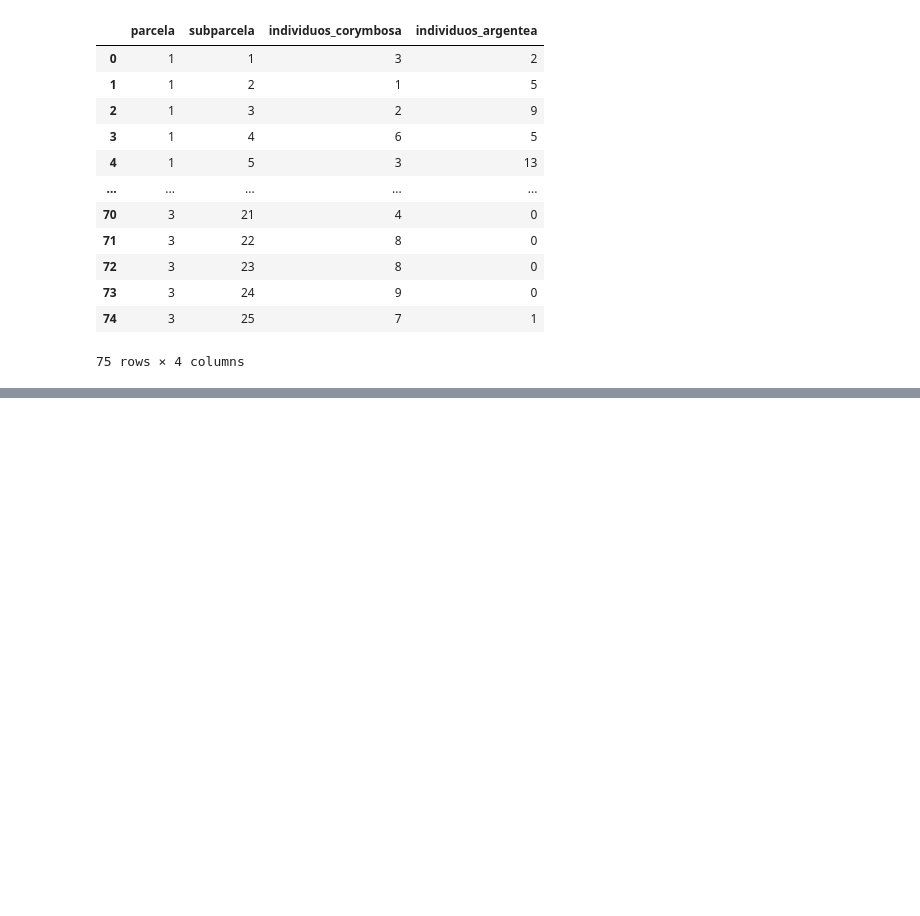
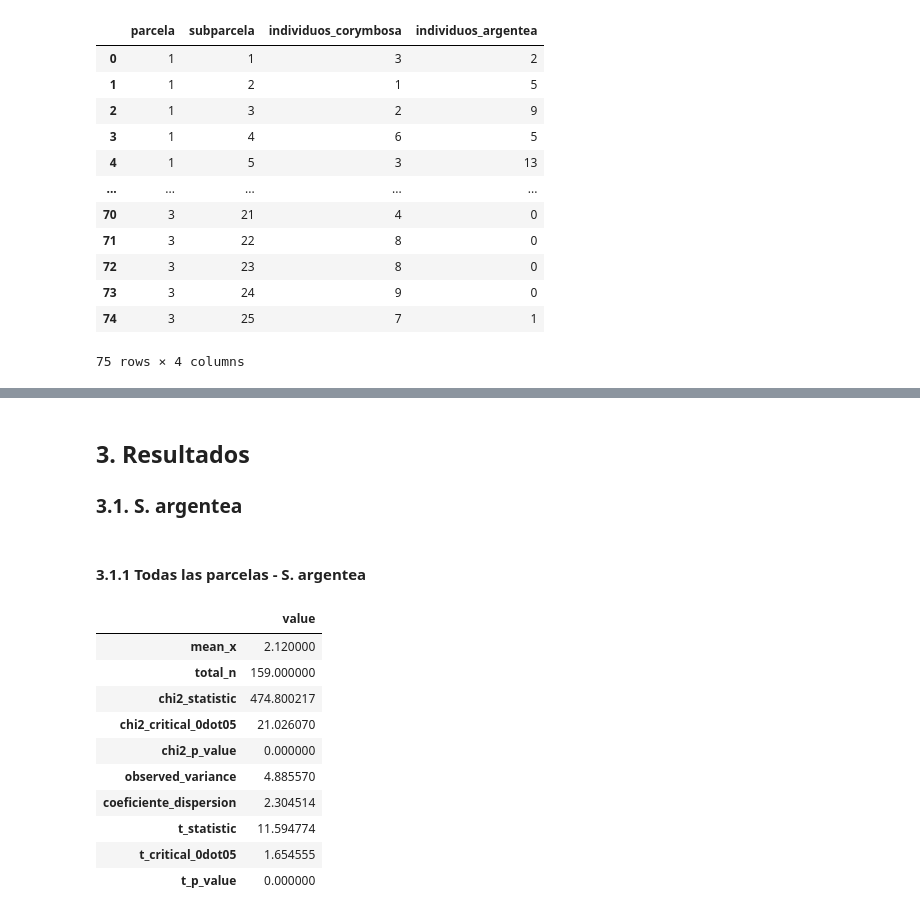
Before and after one commit to hdescobarh/simulaciones-ecologia, a Jupyter notebook: simulation_notebooks_es/distribucion_espacial_especie/distribucion_espacial.ipynb, the cells around one changed output, grey strips where cells are left out. Saved outputs shown, nothing was run; the diff lists cells and outputs as text; code cells hidden in the pictures; blank space fills up the shorter version.

```diff
--- a/simulation_notebooks_es/distribucion_espacial_especie/distribucion_espacial.ipynb
+++ b/simulation_notebooks_es/distribucion_espacial_especie/distribucion_espacial.ipynb
@@ -291,0 +79,61 @@ plot_three_df
+# %%
+def do_analysis_argentea(parcelas_df, specie_index: int):
+    specie = ["individuos_argentea", "individuos_corymbosa"][specie_index]
+    mean_individuals = parcelas_df[specie].mean()
+    total_individuals = parcelas_df[specie].sum()
+    all_plots: dict[int, object]= dict(parcelas_df[specie].value_counts())
+    for id in range(0, max(all_plots.keys())):
+        if id not in all_plots.keys():
+            all_plots[id] = 0
+    all_plots_df= pd.DataFrame.from_dict(all_plots, orient="index", columns= ["observed_f"]).sort_index().reset_index()
+    all_plots_df.rename(columns= {"index": "x"}, inplace= True)
+    # chi-square test
+    all_plots_df["P_x"] = all_plots_df.apply(lambda row: (np.power(mean_individuals,row.x) / ( np.exp(mean_individuals) *  np.math.factorial(row.x) )), axis=1) # type: ignore
+    all_plots_df["expected_f"] = all_plots_df.apply(lambda row: total_individuals * row.P_x, axis=1) # type: ignore
+    chi2_statistic = all_plots_df.apply(lambda row: (np.power(row.observed_f - row.expected_f, 2))/ row.expected_f, axis=1).sum()/(total_individuals-1)
+    chi2_freedom_degrees = len(all_plots_df.index) - 2 # total categories - 2
+    chi2_critical = chi2.ppf(0.95, chi2_freedom_degrees)
+    chi2_p_value = 1-t.cdf(chi2_statistic, chi2_freedom_degrees)
+
+    # t-Student test
+    observed_variance = all_plots_df.apply(lambda row: row.observed_f* np.power((row.x - mean_individuals), 2), axis=1).sum() / (total_individuals-1)
+    coeficiente_dispersion = observed_variance / mean_individuals
+    t_statistic = (coeficiente_dispersion - 1)/(np.sqrt(2/(total_individuals-1)))
+    t_freedom_degrees = total_individuals-1
+    t_critical = t.ppf(0.95, t_freedom_degrees)
+    t_p_value = 1-t.cdf(t_statistic, t_freedom_degrees)
+    summary = pd.DataFrame.from_dict({
+        "mean_x": mean_individuals,
+        "total_n": total_individuals,
+        "chi2_statistic": chi2_statistic,
+        "chi2_critical_0dot05": chi2_critical,
+        "chi2_p_value": chi2_p_value,
+        "observed_variance": observed_variance,
+        "coeficiente_dispersion": coeficiente_dispersion,
+        "t_statistic": t_statistic,
+        "t_critical_0dot05": t_critical,
+        "t_p_value": t_p_value
+    }, orient = "index", columns = ["value"])
+    output = summary, all_plots_df
+    return output
+# %% [markdown]
+## 3. Resultados
+
+### 3.1. S. argentea
+# %% [markdown]
+#### 3.1.1 Todas las parcelas - S. argentea
+# %%
+all_plots_summary_argentea, all_plots_df_argentea = do_analysis_argentea(parcelas_df, 0)
+all_plots_summary_argentea
+# %% [output]
+|  | value |
+| mean_x | 2.120000 |
+| total_n | 159.000000 |
+| chi2_statistic | 474.800217 |
+| chi2_critical_0dot05 | 21.026070 |
+| chi2_p_value | 0.000000 |
+| observed_variance | 4.885570 |
+| coeficiente_dispersion | 2.304514 |
+| t_statistic | 11.594774 |
+| t_critical_0dot05 | 1.654555 |
+| t_p_value | 0.000000 |
```
Also changed, not shown: parts of 56 cells of this notebook, 2 other files.
